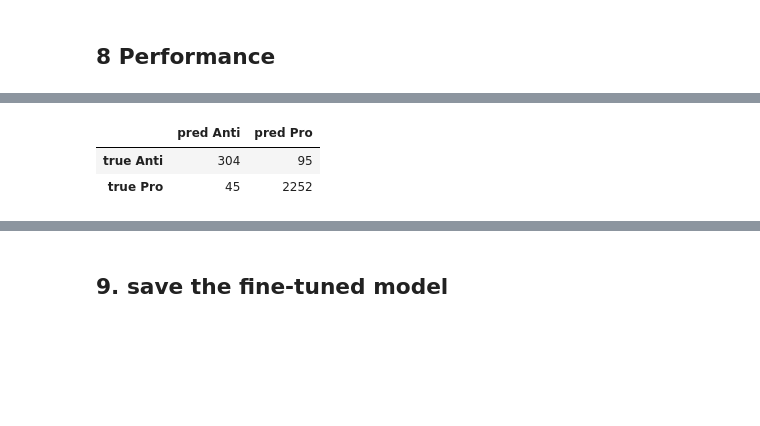
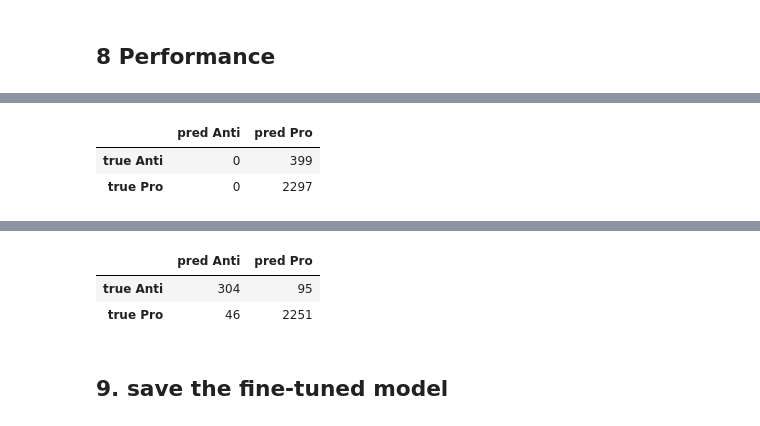
Before and after one commit to pieon/SocialMediaProject, a Jupyter notebook: notebooks/bertweet/bertweet_pro_anti_classification.ipynb, the cells around one changed output, grey strips where cells are left out. Saved outputs shown, nothing was run; the diff lists cells and outputs as text; code cells hidden in the pictures; blank space fills up the shorter version.

Commit message:
Update BERTweet notebook evaluation

```diff
--- a/notebooks/bertweet/bertweet_pro_anti_classification.ipynb
+++ b/notebooks/bertweet/bertweet_pro_anti_classification.ipynb
@@ -397,25 +395,63 @@ results_df
 | 0 | BERTweet frozen head | 0.358215 | 0.852003 | 0.460044 | 0.426001 | 0.500000 | 2.6512 | 1016.916 | ... |
 | 1 | BERTweet full fine-tune | 0.194916 | 0.948071 | 0.891344 | 0.915291 | 0.871157 | 2.4743 | 1089.582 | ... |
 # %%
-# print classification report and confusion matrix for the finetuned model
+# print classification report and confusion matrix for both BERTweet models
 # code assisted by codex 5.5
+from transformers import AutoModelForSequenceClassification, Trainer, TrainingArguments
 from sklearn.metrics import classification_report, confusion_matrix
+import numpy as np
+import pandas as pd
 
-pred_output = finetuned_trainer.predict(test_dataset)
-test_preds = np.argmax(pred_output.predictions, axis=-1)
-test_labels = test_df["label"].to_numpy()
+eval_args = TrainingArguments(
+    output_dir="tmp_eval",
+    per_device_eval_batch_size=64,
+    report_to="none",
+)
 
-print(classification_report(
-    test_labels,
-    test_preds,
-    target_names=["Anti (-1)", "Pro (1)"],
-    digits=4,
-))
+def evaluate_saved_model(model_name, model_path):
+    model = AutoModelForSequenceClassification.from_pretrained(
+        model_path,
+        num_labels=2,
+        id2label=id2label,
+        label2id=label2id,
+    )
 
-cm = confusion_matrix(test_labels, test_preds)
-pd.DataFrame(
-    cm,
-    index=["true Anti", "true Pro"],
-    columns=["pred Anti", "pred Pro"],
+    trainer = Trainer(
+        model=model,
+        args=eval_args,
+        eval_dataset=test_dataset,
+        processing_class=tokenizer,
+    )
+
+    pred_output = trainer.predict(test_dataset)
+    preds = np.argmax(pred_output.predictions, axis=-1)
+    labels = test_df["label"].to_numpy()
+
+    print(model_name)
+    print(classification_report(
+        labels,
+        preds,
+        target_names=["Anti (-1)", "Pro (1)"],
+        digits=4,
+        zero_division=0,
+    ))
+
+    cm = confusion_matrix(labels, preds)
+    display(pd.DataFrame(
+        cm,
+        index=["true Anti", "true Pro"],
+        columns=["pred Anti", "pred Pro"],
+    ))
+
+    return preds
+
+frozen_preds = evaluate_saved_model(
+    "BERTweet frozen head",
+    "outputs/bertweet_frozen_head/checkpoint-2022",
 )
+
+finetuned_preds = evaluate_saved_model(
+    "BERTweet full fine-tune",
+    "bertweet_pro_anti_final_model",
+)
 # %% [output]
@@ -430,3 +468,3 @@ weighted avg     0.9464    0.9481    0.9466      2696
 |  | pred Anti | pred Pro |
-| true Anti | 304 | 95 |
-| true Pro | 45 | 2252 |
+| true Anti | 0 | 399 |
+| true Pro | 0 | 2297 |
@@ -433,3 +481,6 @@ weighted avg     0.9464    0.9481    0.9466      2696
+|  | pred Anti | pred Pro |
+| true Anti | 304 | 95 |
+| true Pro | 46 | 2251 |
 # %% [markdown]
 ## 9. save the fine-tuned model
 # %%
```
Also changed, not shown: parts of 2 cells of this notebook.
